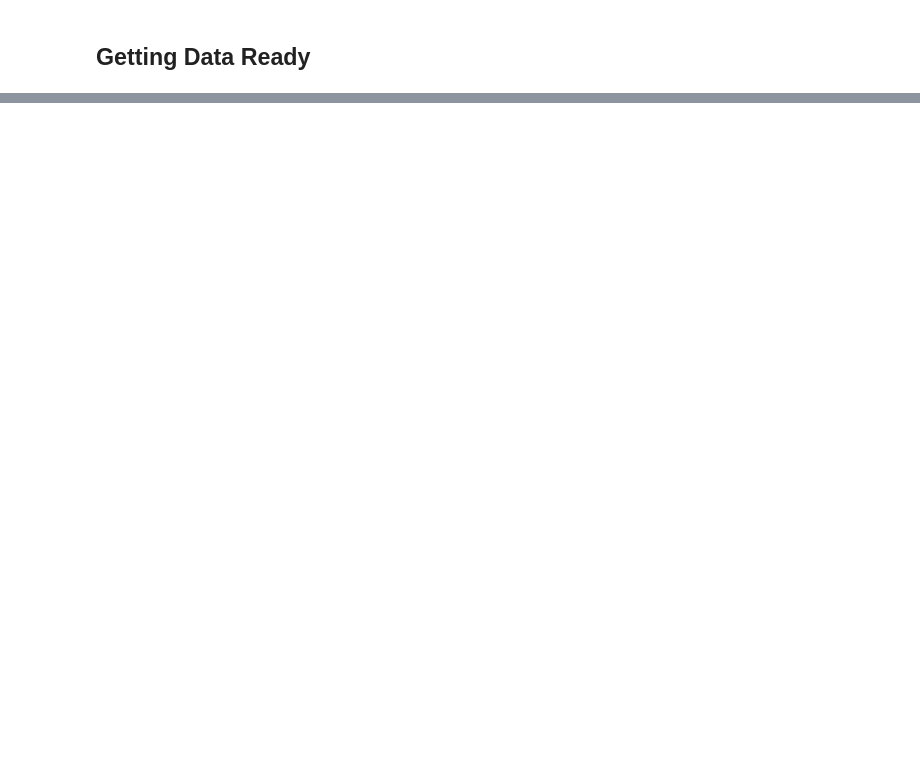
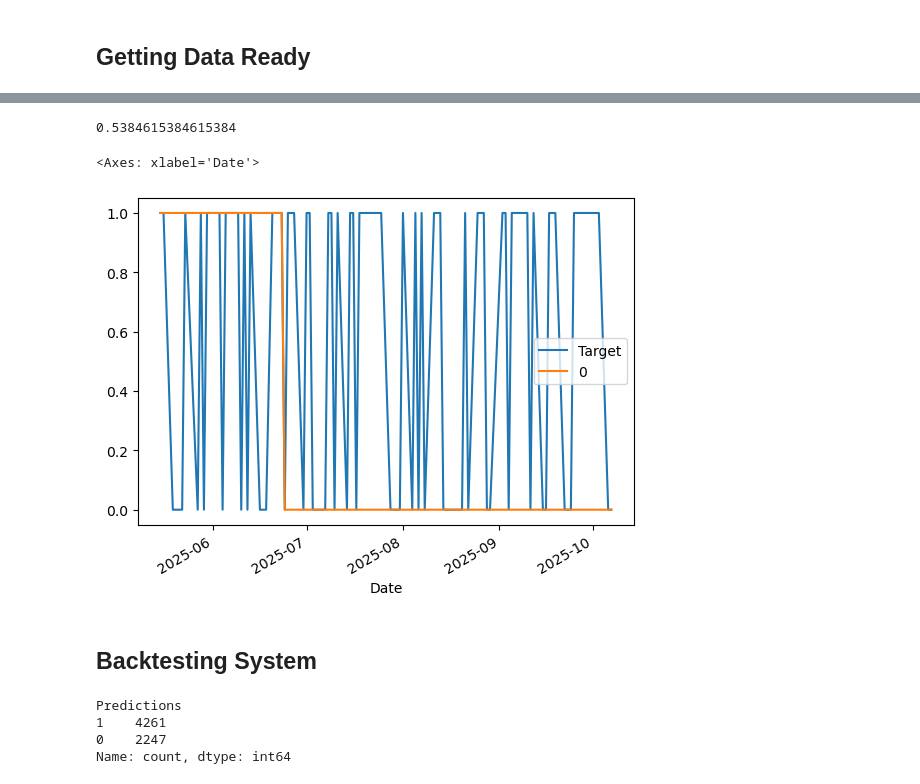
Before and after one commit to AmmadTanveer/SP500-Forecasting-ML, a Jupyter notebook: SP500_Analysis.ipynb, the cells around one changed output, grey strips where cells are left out. Cells and saved outputs as stored; diff of their text form; code cells hidden in the pictures; blank space fills up the shorter version.

```diff
--- a/SP500_Analysis.ipynb
+++ b/SP500_Analysis.ipynb
@@ -18,0 +98,6 @@ sp500_data.head()
+# %%
+#subsetting data to make it more manageable only using 1990 onwards
+
+sp500_data = sp500_data[sp500_data.index >= '1990-01-01']
+
+sp500_data.head()
@@ -18,0 +127,9 @@ sp500_data.head()
+# %%
+#fitting the basic model
+
+model = RandomForestClassifier(n_estimators=150, min_samples_split=100, random_state=1)
+train = sp500_data.iloc[:-100]
+test = sp500_data.iloc[-100:]
+
+predictors = ["Close", "Volume", "Open", "High", "Low"]
+model.fit(train[predictors], train['Target'])
@@ -18,0 +138,6 @@ sp500_data.head()
+# %%
+from sklearn.metrics import precision_score
+preds = model.predict(test[predictors])
+# %%
+import pandas as pd
+preds = pd.Series(preds, index=test.index)
@@ -18,0 +154,13 @@ sp500_data.head()
+# %%
+precision_score(test['Target'], preds)
+# %% [output]
+0.5384615384615384
+# %%
+combined = pd.concat([test['Target'], preds], axis=1)
+
+combined.plot()
+# %% [output]
+<Axes: xlabel='Date'>
+[figure, added]
+# %% [markdown]
+## Backtesting System
@@ -18,0 +191,7 @@ sp500_data.head()
+# %%
+predictions['Predictions'].value_counts()
+# %% [output]
+Predictions
+1    4261
+0    2247
+Name: count, dtype: int64
```
Also changed, not shown: parts of 38 cells of this notebook.
